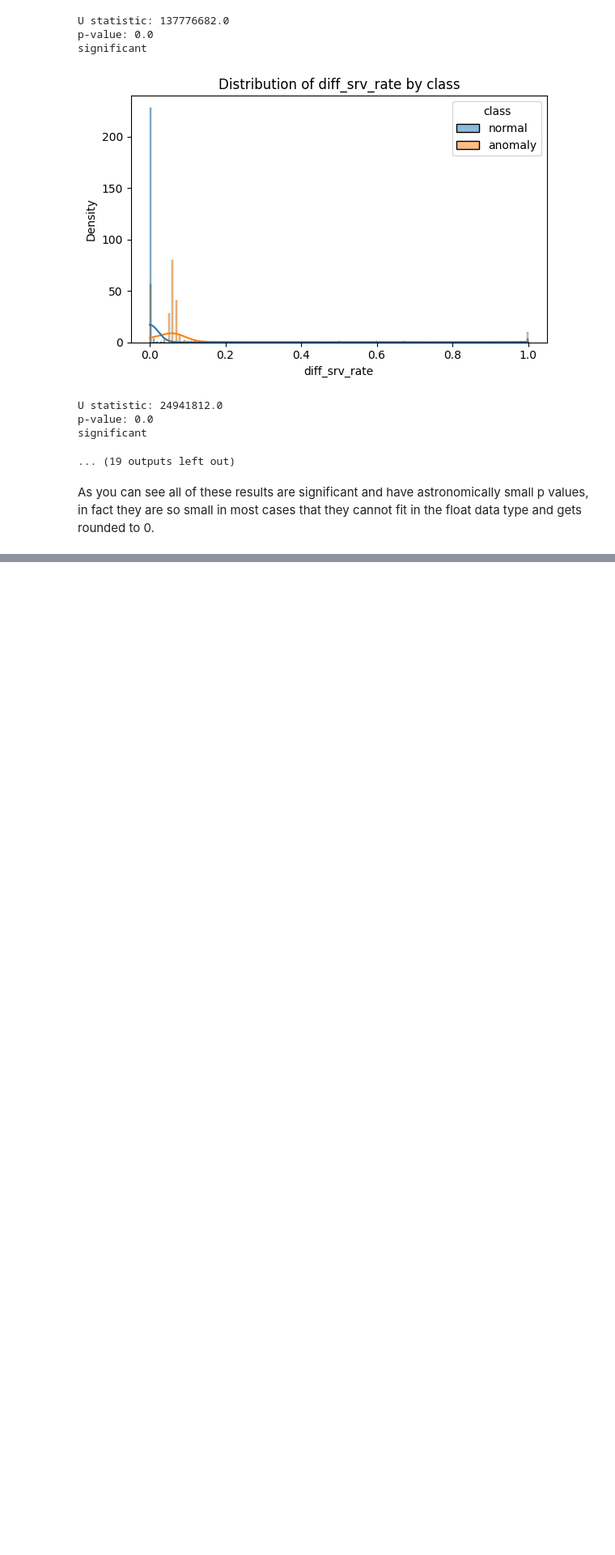
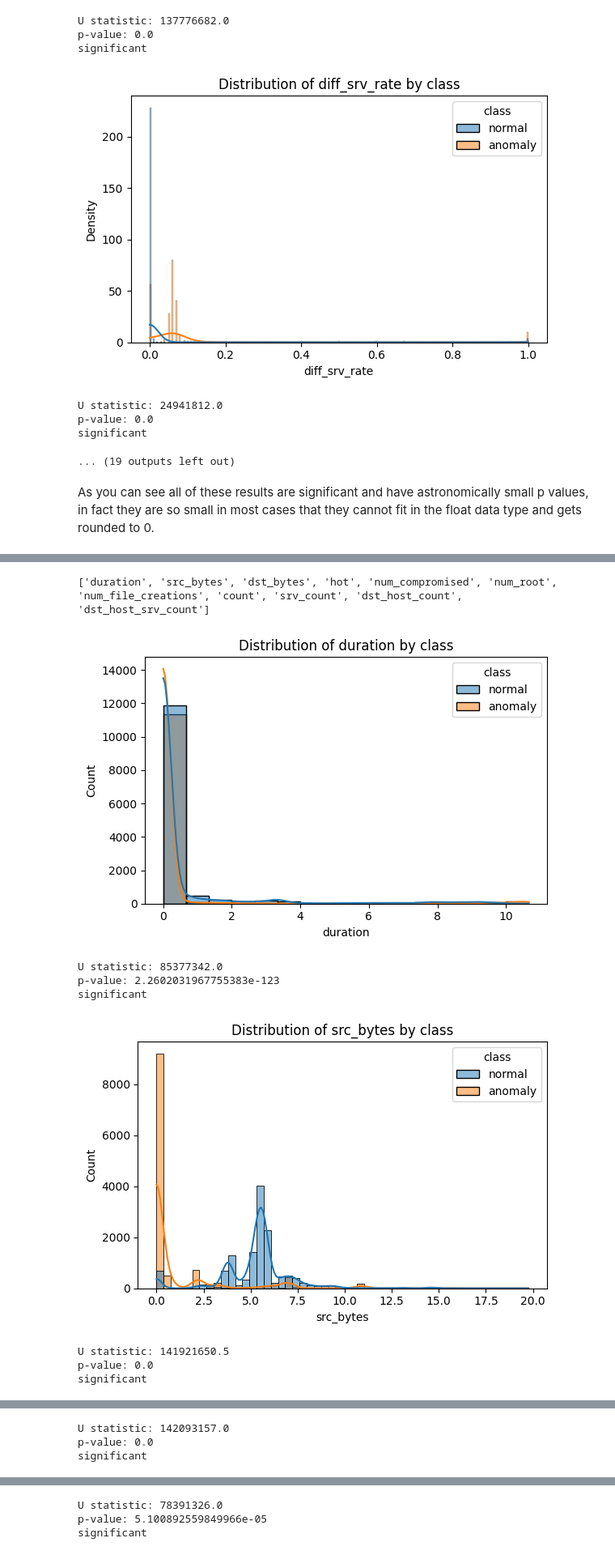
Before and after one commit to tanzilachand/Cybersecurity-Threat-Analysis, a Jupyter notebook: jupyter_notebooks/statistical_analysis.ipynb, the cells around one changed output, grey strips where cells are left out. Shown at 81% size. Cells and saved outputs as stored; diff of their text form; code cells hidden in the pictures; blank space fills up the shorter version.

Commit message:
summarize the object distribution and statistics

```diff
--- a/jupyter_notebooks/statistical_analysis.ipynb
+++ b/jupyter_notebooks/statistical_analysis.ipynb
@@ -65,8 +69,8 @@ for col in float_cols:
     print('\n')
 
     # Record results
-    stat_summary = pd.concat([
-        stat_summary,
+    stat_summary_float = pd.concat([
+        stat_summary_float,
         pd.DataFrame({
             'variable': [col],
             'test': 'Mann–Whitney U',
@@ -76,7 +80,7 @@ for col in float_cols:
         })
     ], ignore_index=True)
 
-stat_summary
+stat_summary_float
 # %% [output]
 [figure]
 U statistic: 30637087.5
@@ -107,0 +117,62 @@ As you can see all of these results are significant and have astronomically smal
+# %%
+cols_with_few_uniques = []
+cols_with_many_uniques = []
+
+for col in df.select_dtypes(include='int64').columns:
+    unique_count = df[col].nunique()
+    if unique_count <= 10:
+        cols_with_few_uniques.append(col)
+    else:
+        cols_with_many_uniques.append(col)
+
+print(cols_with_many_uniques)
+print('\n')
+
+stat_summary_int1 = pd.DataFrame(columns=['variable', 'test', 'statistic', 'p_value', 'significant'])
+
+for col in cols_with_many_uniques:
+    # Plot histogram with KDEs
+    plt.figure(figsize=(6, 4))
+    #sns.histplot(data=df, x=col, hue='class', kde=True, stat='density', common_norm=False)
+    sns.histplot(data=df, x=np.log1p(df[col]), hue='class', kde=True)
+    plt.title(f'Distribution of {col} by class')
+    plt.tight_layout()
+    plt.show()
+
+    # Split into two groups
+    group_normal = df[df['class'] == 'normal'][col].dropna()
+    group_anomaly = df[df['class'] == 'anomaly'][col].dropna()
+
+    # Mann–Whitney U test
+    U, p = stats.mannwhitneyu(group_normal, group_anomaly, alternative='two-sided')
+    print(f"U statistic: {U}")
+    print(f"p-value: {p}")
+    if p < 0.05:
+        print("significant")
+    else:
+        print("Not significant")
+    print('\n')
+
+    # Record results
+    stat_summary_int1 = pd.concat([
+        stat_summary_int1,
+        pd.DataFrame({
+            'variable': [col],
+            'test': 'Mann–Whitney U',
+            'statistic': [U],
+            'p_value': [p],
+            'significant': [p < 0.05]
+        })
+    ], ignore_index=True)
+
+stat_summary_int1
+# %% [output]
+['duration', 'src_bytes', 'dst_bytes', 'hot', 'num_compromised', 'num_root', 'num_file_creations', 'count', 'srv_count', 'dst_host_count', 'dst_host_srv_count']
+[figure, added]
+U statistic: 85377342.0
+p-value: 2.2602031967755383e-123
+significant
+[figure, added]
+U statistic: 141921650.5
+p-value: 0.0
+significant
@@ -107,0 +180,3 @@ As you can see all of these results are significant and have astronomically smal
+U statistic: 142093157.0
+p-value: 0.0
+significant
@@ -107,0 +184,3 @@ As you can see all of these results are significant and have astronomically smal
+U statistic: 78391326.0
+p-value: 5.100892559849966e-05
+significant
```
Also changed, not shown: parts of 13 cells of this notebook.
